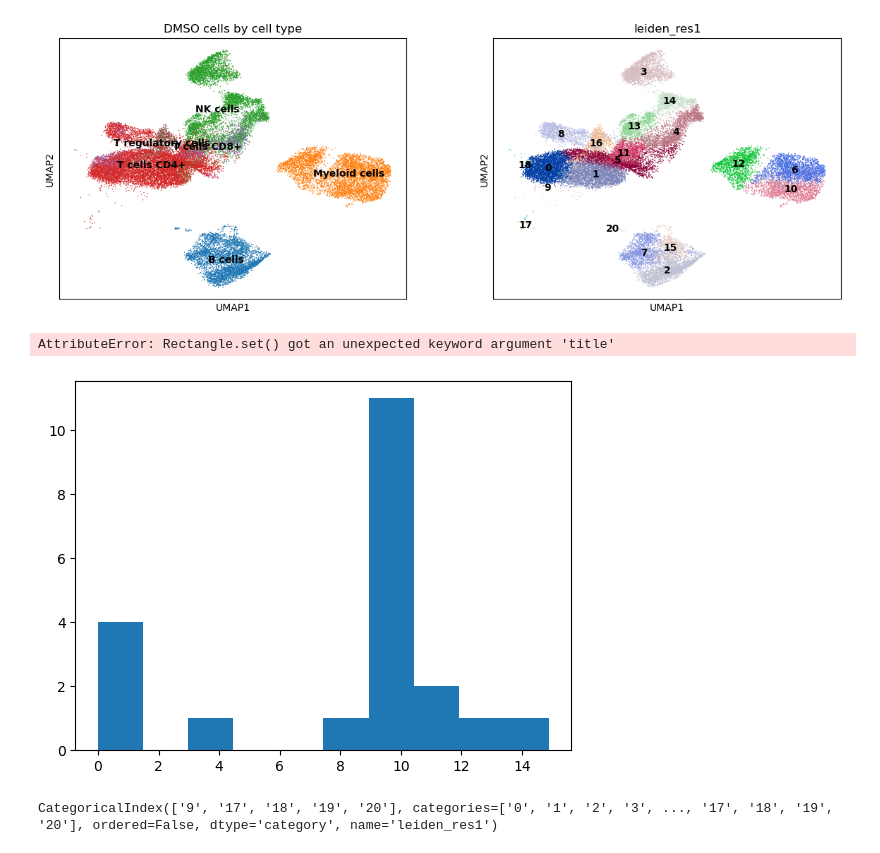
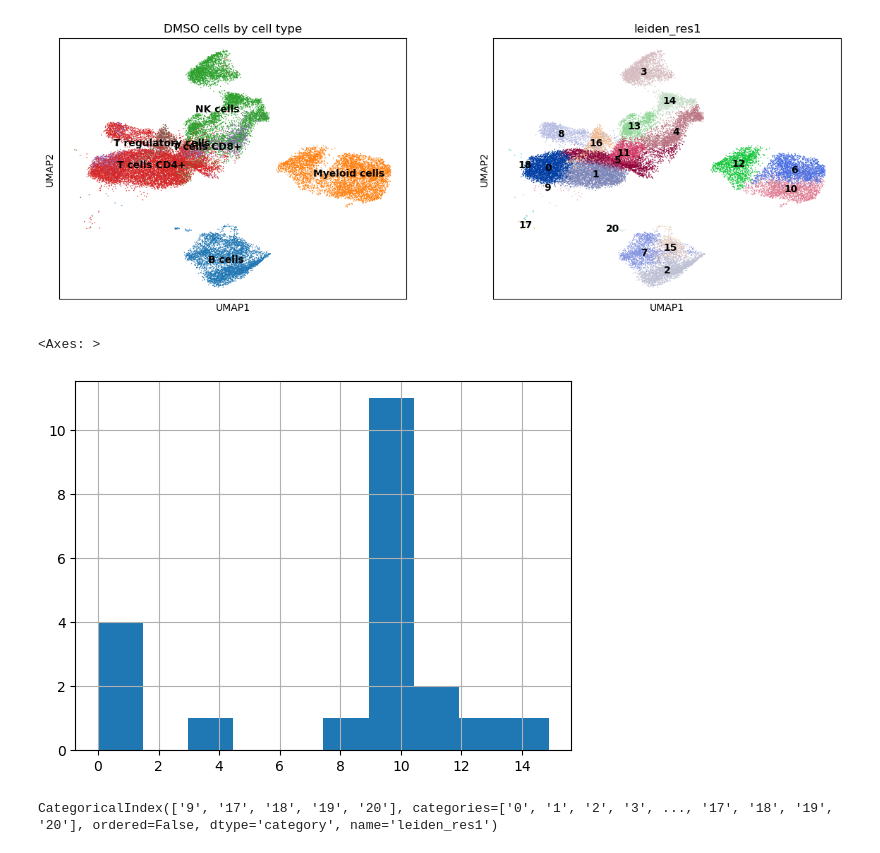
Before and after one commit to theislab/task-dge-perturbation-prediction-analysis, a Jupyter notebook: notebooks/celltype_analysis_1.ipynb, the cells around one changed output. Cells and saved outputs as stored; diff of their text form; code cells hidden in the pictures.

```diff
--- a/notebooks/celltype_analysis.ipynb
+++ b/notebooks/celltype_analysis_1.ipynb
@@ -87,11 +84,11 @@ WARNING: The title list is shorter than the number of panels. Using 'color' valu
 # %%
 sc_counts.obs['is_dmso'] = sc_counts.obs['sm_name'] == "Dimethyl Sulfoxide"
 dmso_counts = sc_counts.obs.groupby('leiden_res1')['is_dmso'].mean() * 100
 
-dmso_counts.hist(title="Percentage of DMSO cells in each Leiden cluster")
+dmso_counts.hist()
 # %% [output]
-AttributeError: Rectangle.set() got an unexpected keyword argument 'title'
+<Axes: >
-[figure, old version]
+[figure, new version]
 # %%
 # clusters with less than 5% DMSO
 dmso_counts[dmso_counts < 5].index
```
Also changed, not shown: parts of 15 cells of this notebook, 1 other file.
